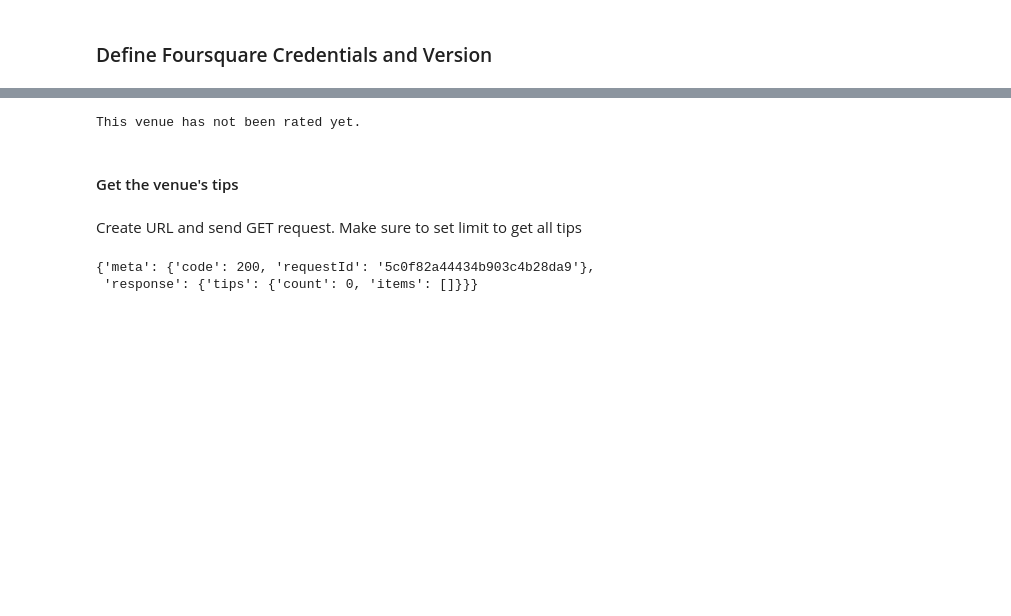
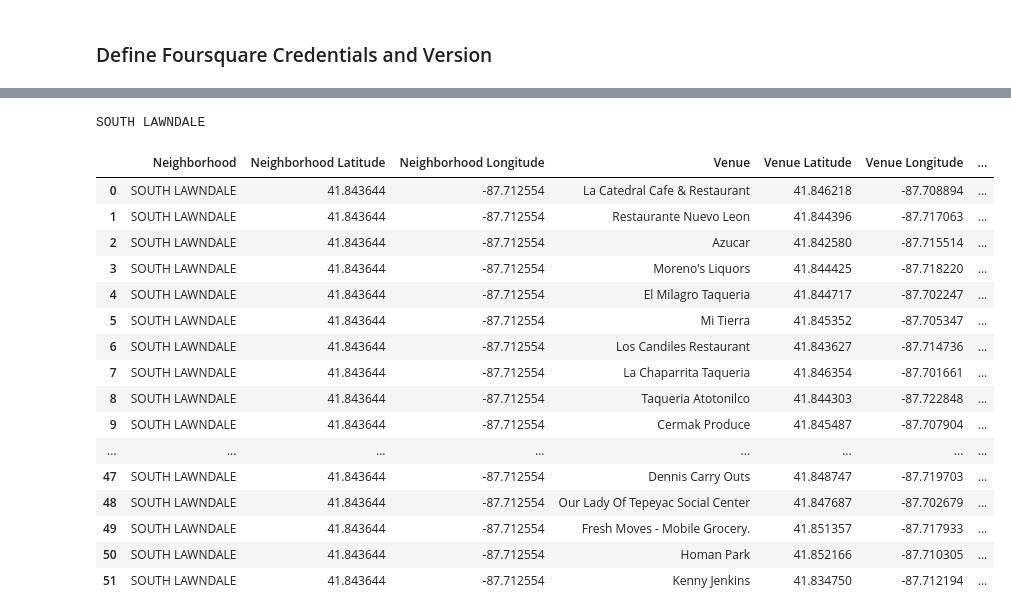
Before and after one commit to ngocpc/Applied-Data-Science-Capstone, a Jupyter notebook: The Battle of Neighborhoods.ipynb, the cells around one changed output, grey strips where cells are left out. Cells and saved outputs as stored; diff of their text form; code cells hidden in the pictures; blank space fills up the shorter version.

```diff
--- a/The Battle of Neighborhoods.ipynb
+++ b/The Battle of Neighborhoods.ipynb
@@ -93,3 +360,0 @@ url
-# %%
-results = requests.get(url).json()
-results
@@ -221,26 +360,0 @@ This venue has not been rated yet.
-# %%
-venue_id = '52d4f77a11d2a314a8db0bbb' # ID of Conca Cucina Italian Restaurant
-url = 'https://api.foursquare.com/v2/venues/{}?client_id={}&client_secret={}&v={}'.format(venue_id, CLIENT_ID, CLIENT_SECRET, VERSION)
-
-result = requests.get(url).json()
-try:
-    print(result['response']['venue']['rating'])
-except:
-    print('This venue has not been rated yet.')
-# %% [output]
-This venue has not been rated yet.
-# %% [markdown]
-#### Get the venue's tips
-# %% [markdown]
-Create URL and send GET request. Make sure to set limit to get all tips
-# %%
-## Ecco Tips
-venue_id = '5429294b498e82f0e3cb0b56'
-limit = 15 # set limit to be greater than or equal to the total number of tips
-url = 'https://api.foursquare.com/v2/venues/{}/tips?client_id={}&client_secret={}&v={}&limit={}'.format(venue_id, CLIENT_ID, CLIENT_SECRET, VERSION, limit)
-
-results = requests.get(url).json()
-results
-# %% [output]
-{'meta': {'code': 200, 'requestId': '5c0f82a44434b903c4b28da9'},
- 'response': {'tips': {'count': 0, 'items': []}}}
@@ -246,0 +401,25 @@ results
+# %%
+south_lawndale_venues = getNearbyVenues(names=['SOUTH LAWNDALE'],
+                                   latitudes=[41.8436437],
+                                   longitudes=[-87.7125544]
+                                  )
+south_lawndale_venues
+# %% [output]
+SOUTH LAWNDALE
+|  | Neighborhood | Neighborhood Latitude | Neighborhood Longitude | Venue | Venue Latitude | Venue Longitude | ... |
+| 0 | SOUTH LAWNDALE | 41.843644 | -87.712554 | La Catedral Cafe & Restaurant | 41.846218 | -87.708894 | ... |
+| 1 | SOUTH LAWNDALE | 41.843644 | -87.712554 | Restaurante Nuevo Leon | 41.844396 | -87.717063 | ... |
+| 2 | SOUTH LAWNDALE | 41.843644 | -87.712554 | Azucar | 41.842580 | -87.715514 | ... |
+| 3 | SOUTH LAWNDALE | 41.843644 | -87.712554 | Moreno's Liquors | 41.844425 | -87.718220 | ... |
+| 4 | SOUTH LAWNDALE | 41.843644 | -87.712554 | El Milagro Taqueria | 41.844717 | -87.702247 | ... |
+| 5 | SOUTH LAWNDALE | 41.843644 | -87.712554 | Mi Tierra | 41.845352 | -87.705347 | ... |
+| 6 | SOUTH LAWNDALE | 41.843644 | -87.712554 | Los Candiles Restaurant | 41.843627 | -87.714736 | ... |
+| 7 | SOUTH LAWNDALE | 41.843644 | -87.712554 | La Chaparrita Taqueria | 41.846354 | -87.701661 | ... |
+| 8 | SOUTH LAWNDALE | 41.843644 | -87.712554 | Taqueria Atotonilco | 41.844303 | -87.722848 | ... |
+| 9 | SOUTH LAWNDALE | 41.843644 | -87.712554 | Cermak Produce | 41.845487 | -87.707904 | ... |
+| ... | ... | ... | ... | ... | ... | ... | ... |
+| 47 | SOUTH LAWNDALE | 41.843644 | -87.712554 | Dennis Carry Outs | 41.848747 | -87.719703 | ... |
+| 48 | SOUTH LAWNDALE | 41.843644 | -87.712554 | Our Lady Of Tepeyac Social Center | 41.847687 | -87.702679 | ... |
+| 49 | SOUTH LAWNDALE | 41.843644 | -87.712554 | Fresh Moves - Mobile Grocery. | 41.851357 | -87.717933 | ... |
+| 50 | SOUTH LAWNDALE | 41.843644 | -87.712554 | Homan Park | 41.852166 | -87.710305 | ... |
+| 51 | SOUTH LAWNDALE | 41.843644 | -87.712554 | Kenny Jenkins | 41.834750 | -87.712194 | ... |
```
Also changed, not shown: parts of 49 cells of this notebook, 6 other files.
